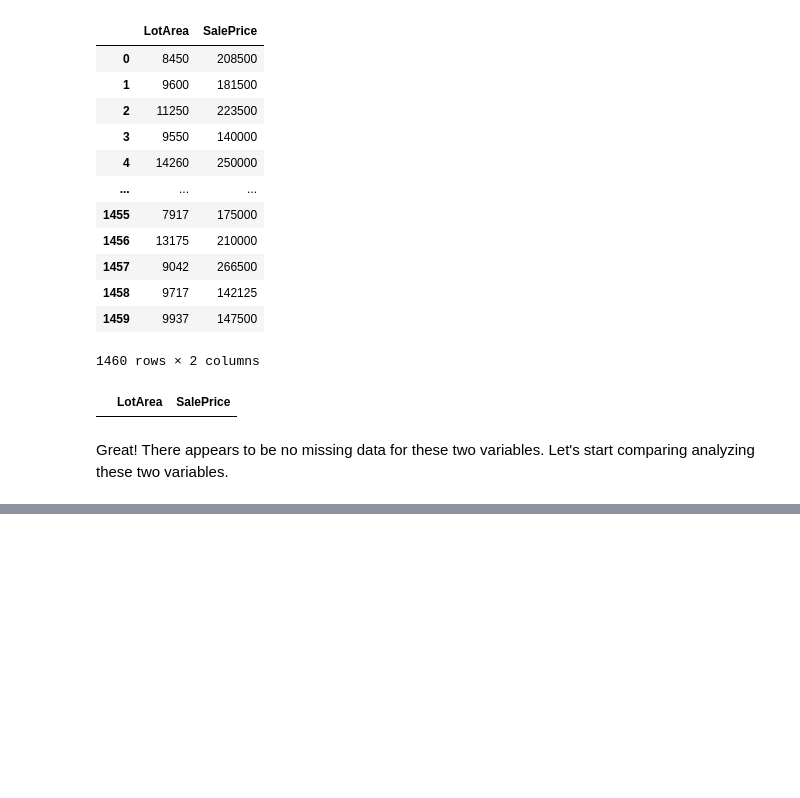
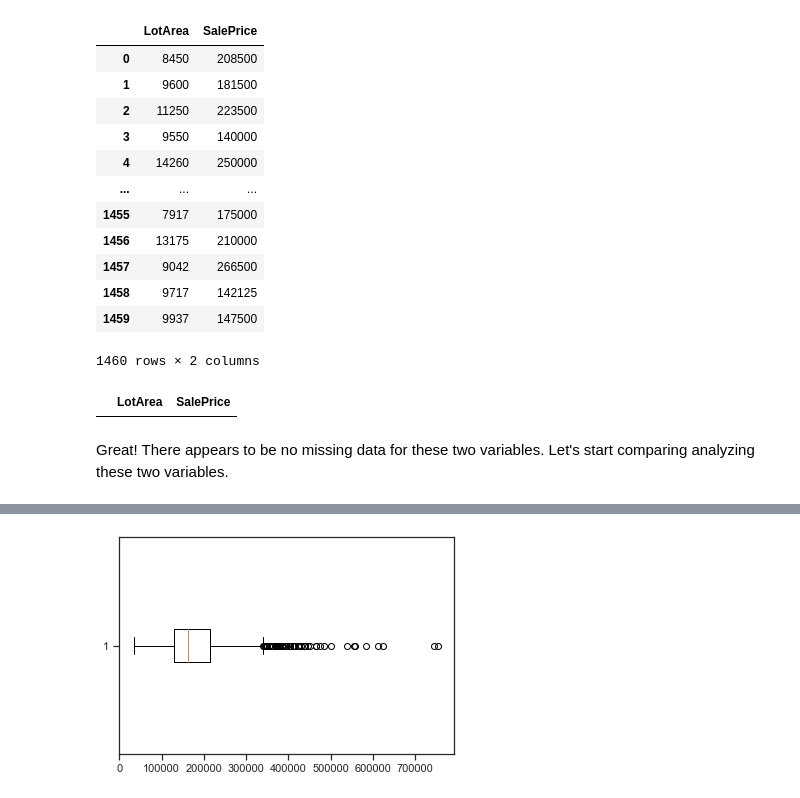
Before and after one commit to michaelhlavaty981/MTH530-AP-Statistics-I, a Jupyter notebook: LSR_Project.ipynb, the cells around one changed output, grey strips where cells are left out. Drawn from its saved outputs; the diff is of its cells as text; code cells hidden in the pictures; blank space fills up the shorter version.

```diff
--- a/LSR_Project.ipynb
+++ b/LSR_Project.ipynb
@@ -67,0 +96,4 @@ Great! There appears to be no missing data for these two variables. Let's start
+# %%
+SalePriceBoxPlot = plt.boxplot(data.SalePrice, vert=False)
+# %% [output]
+[figure, added]
```
Also changed, not shown: parts of 25 cells of this notebook, 4 other files.
